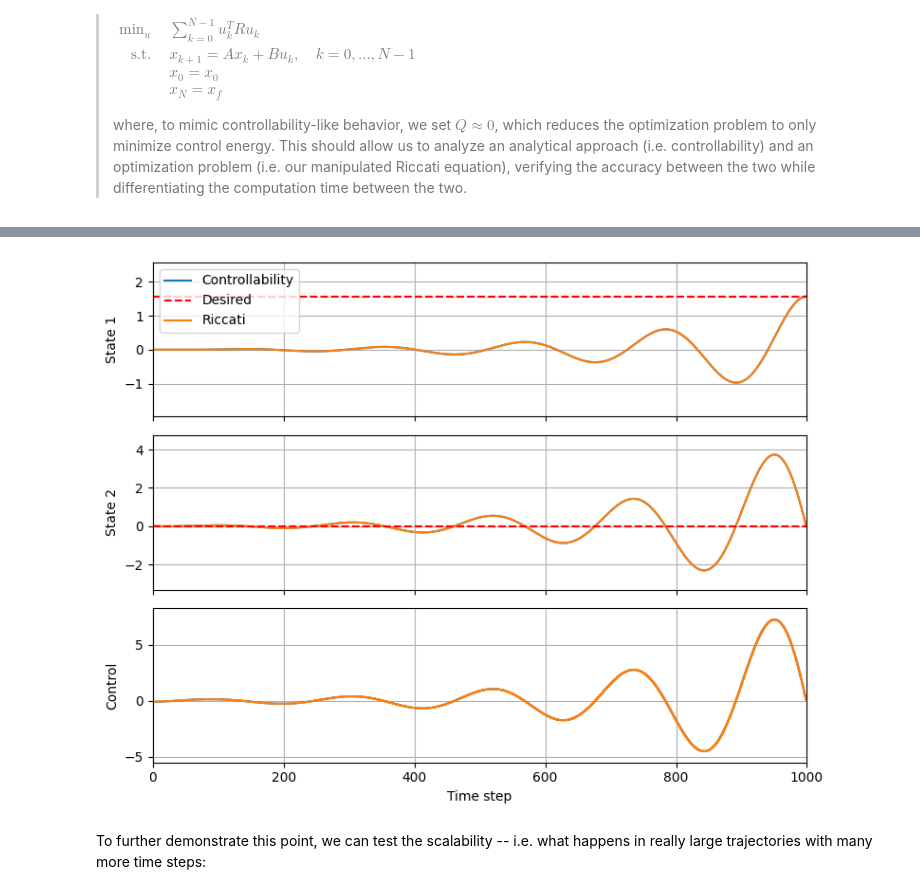
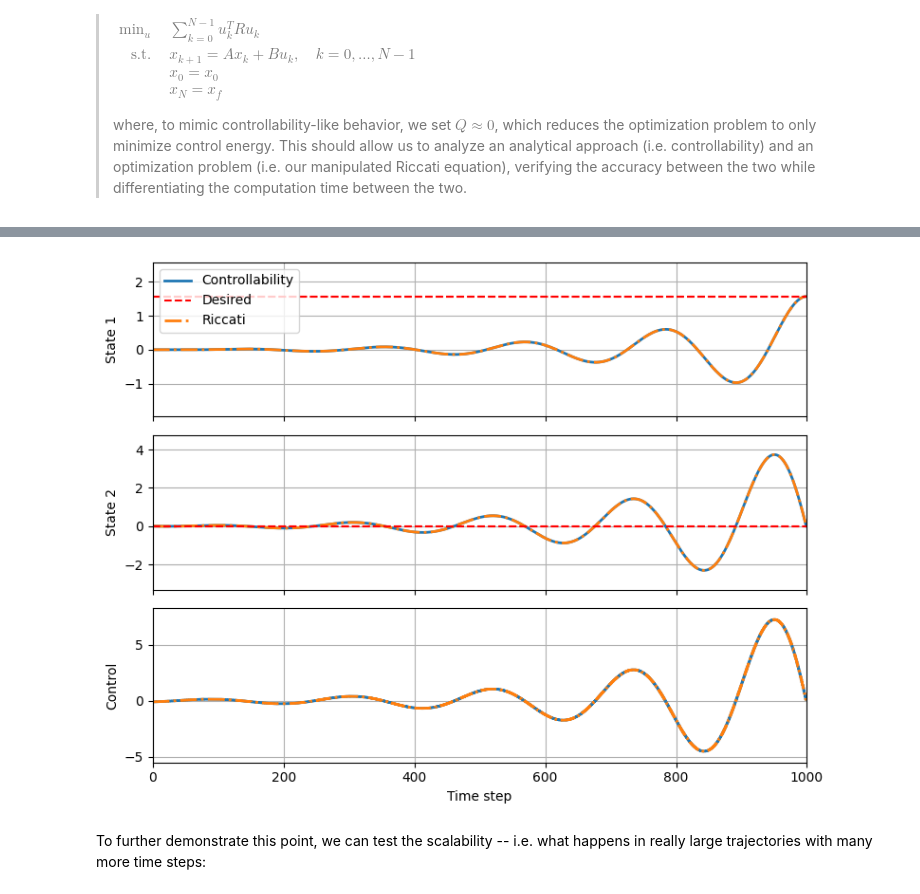
Before and after one commit to p-smith22/dymad-dev, a Jupyter notebook: examples/controllability/part_1.ipynb, the cells around one changed output, grey strips where cells are left out. Saved outputs shown, nothing was run; the diff lists cells and outputs as text; code cells hidden in the pictures.

Commit message:
Work on controllability

```diff
--- a/examples/controllability/part_1.ipynb
+++ b/examples/controllability/part_1.ipynb
@@ -272,7 +274,7 @@ end_time_ric = time.time()
 elapsed_ric = end_time_ric - start_time_ric
 
 # Plot trajectories (both are now in observation space):
-plot_traj(np.stack([x_ctr[1:].T, x_ric[1:].T], axis=-1), np.stack([u_ctr, u_ric.T], axis=-1), n_tsteps, x_f, lab=['Controllability', "Riccati"])
+plot_traj(np.stack([x_ctr[1:].T, x_ric[1:].T], axis=-1), np.stack([u_ctr, u_ric.T], axis=-1), n_tsteps, x_f, lab=['Controllability', "Riccati"], line=['-','-.'])
 cost_ctr = np.sum(u_ctr**2)
 cost_ric = np.sum(u_ric**2)
 print(f"Controllability control energy of {cost_ctr:.3f}, endpoint error of {np.linalg.norm(x_ctr[-1, :] - x_f):.3f}, and elapsed time of {elapsed_ctr:.3f}")
@@ -285,4 +287,4 @@ Controllability is faster by a factor of 113.8!
-[figure, old version]
+[figure, new version]
 # %% [markdown]
 To further demonstrate this point, we can test the scalability -- i.e. what happens in really large trajectories with many more time steps:
 # %%
```
Also changed, not shown: parts of 4 cells of this notebook, 7 other files.
